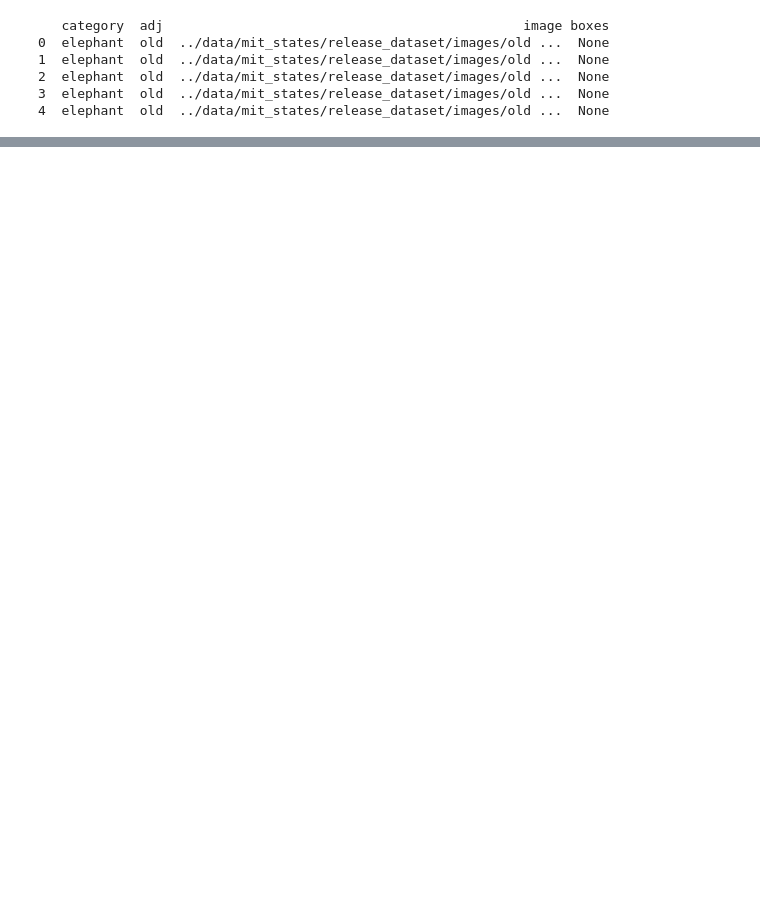
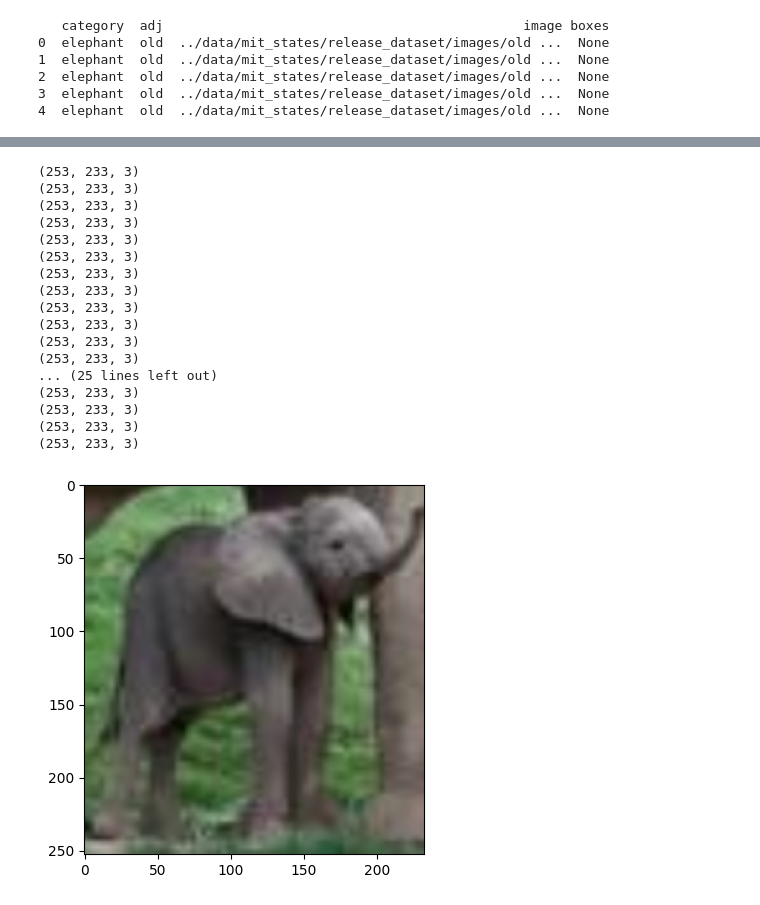
Before and after one commit to smb-h/iirbctf, a Jupyter notebook: notebooks/pytorch.ipynb, the cells around one changed output, grey strips where cells are left out. Saved outputs shown, nothing was run; the diff lists cells and outputs as text; code cells hidden in the pictures; blank space fills up the shorter version.

```diff
--- a/notebooks/pytorch.ipynb
+++ b/notebooks/pytorch.ipynb
@@ -287,7 +301,40 @@ for idx in range(len(df)):
-# %%
-# padding all boxes to max_boxed_size
-for idx in range(len(df)):
-    this_boxes = df['boxes'][idx]
-    for i in range(len(this_boxes)):
-        this_boxes[i] = cv2.copyMakeBorder(this_boxes[i], 0, max_boxed_size[0] - this_boxes[i].shape[0], 0, max_boxed_size[1] - this_boxes[i].shape[1], cv2.BORDER_CONSTANT, value=[0, 0, 0])
-    df['boxes'][idx] = this_boxes
+# %%
+print(max_boxed_size)
+# padding all boxes to max_boxed_size
+for idx in range(len(df)):
+    this_boxes = df['boxes'][idx]
+    if this_boxes is None:
+        continue
+    paded_boxes = []
+    for i in range(len(this_boxes)):
+        print(this_boxes[i].shape)
+        # # padding image to new shape (put the original image at the center of the new image)
+        # new_img = np.zeros((max_boxed_size[0], max_boxed_size[1], 3))
+        # new_img[
+        #     (max_boxed_size[0] - img.shape[0]) // 2 : (max_boxed_size[0] - img.shape[0]) // 2 + img.shape[0],
+        #     (max_boxed_size[1] - img.shape[1]) // 2 : (max_boxed_size[1] - img.shape[1]) // 2 + img.shape[1],
+        #     :
+        # ] = img
+        new_img = cv2.resize(this_boxes[i], (max_boxed_size[1], max_boxed_size[0]))
+        # plt.imshow(new_img)
+        paded_boxes.append(new_img)
+    df['boxes'][idx] = paded_boxes
+# %% [output]
+(253, 233, 3)
+(253, 233, 3)
+(253, 233, 3)
+(253, 233, 3)
+(253, 233, 3)
+(253, 233, 3)
+(253, 233, 3)
+(253, 233, 3)
+(253, 233, 3)
+(253, 233, 3)
+(253, 233, 3)
+(253, 233, 3)
+... (25 lines left out)
+(253, 233, 3)
+(253, 233, 3)
+(253, 233, 3)
+(253, 233, 3)
+[figure, added]
```
Also changed, not shown: parts of 11 cells of this notebook.
